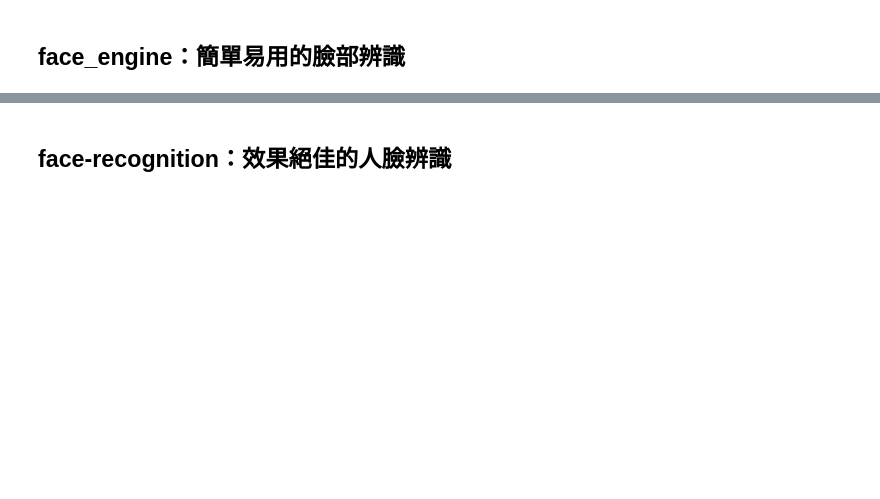
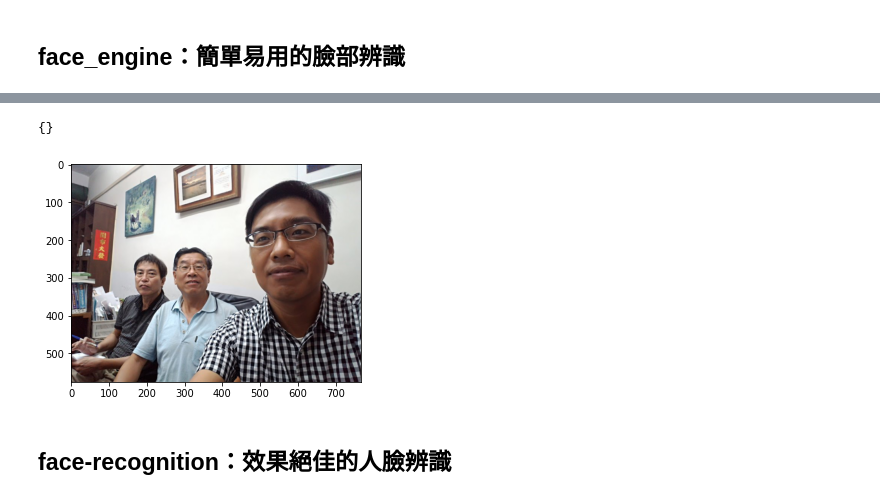
Before and after one commit to ccwu0918/Python_Development_Bible, a Jupyter notebook: ch07/ch07臉部辨識分析.ipynb, the cells around one changed output, grey strips where cells are left out. Cells and saved outputs as stored; diff of their text form; code cells hidden in the pictures; blank space fills up the shorter version.

```diff
--- a/ch07/ch07臉部辨識分析.ipynb
+++ b/ch07/ch07臉部辨識分析.ipynb
@@ -13,21 +44,24 @@ from PIL import Image, ImageDraw
 import matplotlib.pyplot as plt
 # %%
 engine = FaceEngine()
-filename = 'person1.jpg'
+# filename = 'person1.jpg'
 # filename = 'person2.jpg'
-# filename = 'person3.jpg'
+filename = 'person3.jpg'
 try:
   _, boxes = engine.find_faces(filename)
   print(boxes)
 
   img = Image.open(filename)
   drawing = ImageDraw.Draw(img)
   for i in range(len(boxes)):
       drawing.rectangle(boxes[i], outline='white', width=2)
   plt.imshow(img)
   plt.show()
 except:
   print('未偵測到人臉！')
+# %% [output]
+{}
+[figure, added]
 # %%
 engine = FaceEngine()
 img1 = 'sample1.jpg'
```
Also changed, not shown: parts of 7 cells of this notebook.
